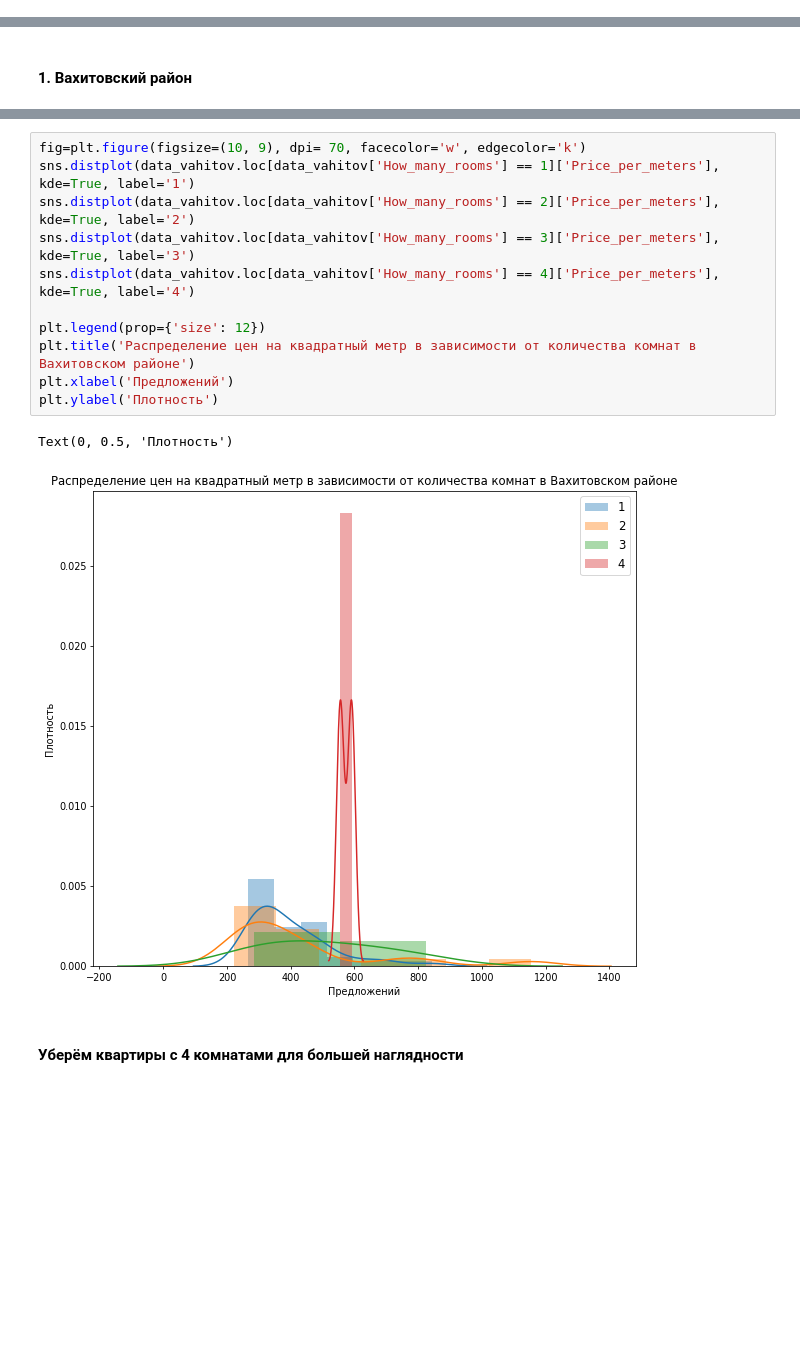
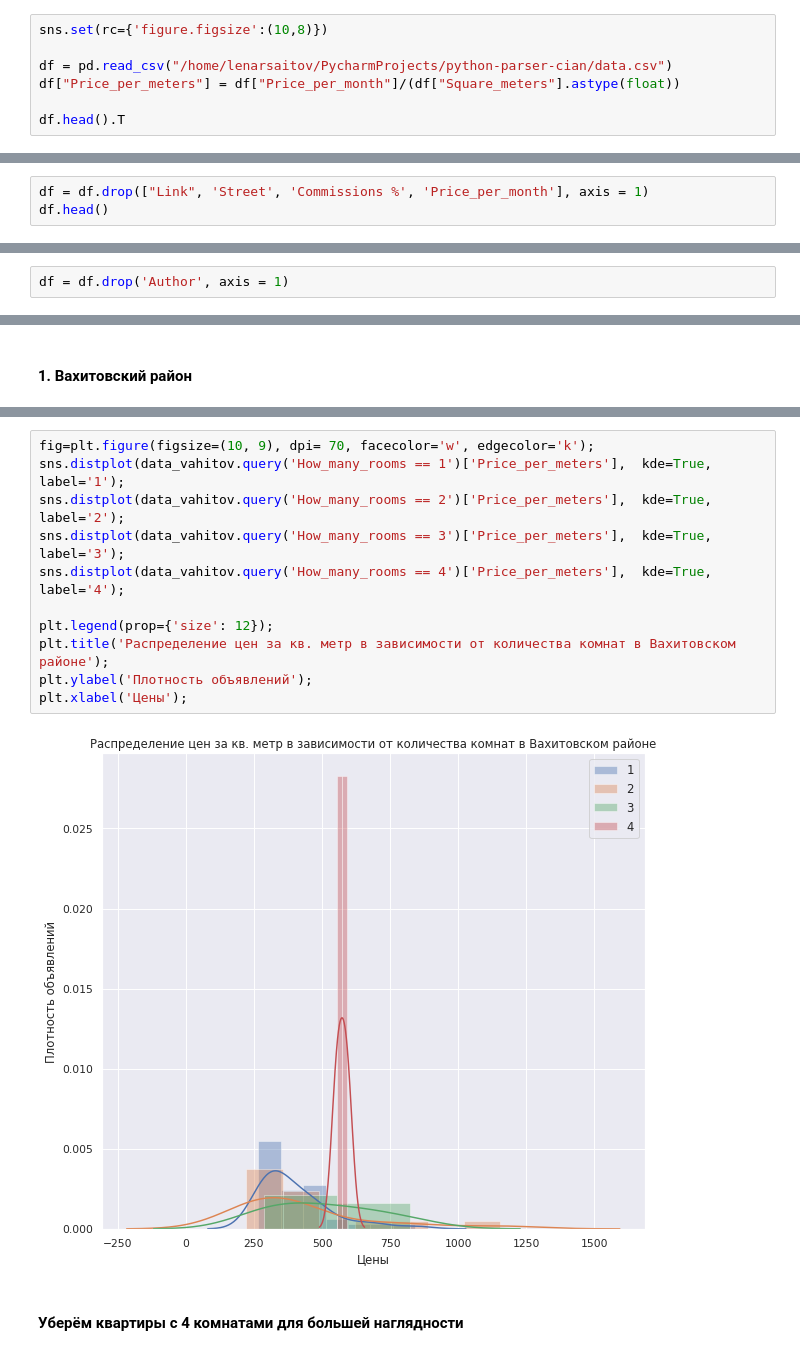
Before and after one commit to lenarsaitov/cianparser, a Jupyter notebook: research_results_data.ipynb, the cells around one changed output, grey strips where cells are left out. Saved outputs shown, nothing was run; the diff lists cells and outputs as text; blank space fills up the shorter version.

```diff
--- a/research_results_data.ipynb
+++ b/research_results_data.ipynb
@@ -164,0 +20,7 @@ Text(0, 0.5, 'Предложения')
+# %%
+sns.set(rc={'figure.figsize':(10,8)})
+
+df = pd.read_csv("/home/lenarsaitov/PycharmProjects/python-parser-cian/data.csv")
+df["Price_per_meters"] = df["Price_per_month"]/(df["Square_meters"].astype(float))
+
+df.head().T
@@ -164,0 +45,3 @@ Text(0, 0.5, 'Предложения')
+# %%
+df = df.drop(["Link", 'Street', 'Commissions %', 'Price_per_month'], axis = 1)
+df.head()
@@ -164,0 +123,2 @@ Text(0, 0.5, 'Предложения')
+# %%
+df = df.drop('Author', axis = 1)
@@ -201,19 +278,18 @@ data_vahitov.head()
 | 6 | Vahitovskij | 12 | 2 | 2 | 65 | 5 | -1 | ... |
 | 8 | Vahitovskij | 18 | 4 | 3 | 180 | 4 | 2014 | ... |
 # %%
-fig=plt.figure(figsize=(10, 9), dpi= 70, facecolor='w', edgecolor='k')
-sns.distplot(data_vahitov.loc[data_vahitov['How_many_rooms'] == 1]['Price_per_meters'],  kde=True, label='1')
-sns.distplot(data_vahitov.loc[data_vahitov['How_many_rooms'] == 2]['Price_per_meters'],  kde=True, label='2')
-sns.distplot(data_vahitov.loc[data_vahitov['How_many_rooms'] == 3]['Price_per_meters'],  kde=True, label='3')
-sns.distplot(data_vahitov.loc[data_vahitov['How_many_rooms'] == 4]['Price_per_meters'],  kde=True, label='4')
+fig=plt.figure(figsize=(10, 9), dpi= 70, facecolor='w', edgecolor='k');
+sns.distplot(data_vahitov.query('How_many_rooms == 1')['Price_per_meters'],  kde=True, label='1');
+sns.distplot(data_vahitov.query('How_many_rooms == 2')['Price_per_meters'],  kde=True, label='2');
+sns.distplot(data_vahitov.query('How_many_rooms == 3')['Price_per_meters'],  kde=True, label='3');
+sns.distplot(data_vahitov.query('How_many_rooms == 4')['Price_per_meters'],  kde=True, label='4');
 
-plt.legend(prop={'size': 12})
-plt.title('Распределение цен на квадратный метр в зависимости от количества комнат в Вахитовском районе')
-plt.xlabel('Предложений')
-plt.ylabel('Плотность')
+plt.legend(prop={'size': 12});
+plt.title('Распределение цен за кв. метр в зависимости от количества комнат в Вахитовском районе');
+plt.ylabel('Плотность объявлений');
+plt.xlabel('Цены');
 # %% [output]
-Text(0, 0.5, 'Плотность')
-[figure, old version]
+[figure, new version]
 # %% [markdown]
 #### Уберём квартиры с 4 комнатами для большей наглядности
 # %%
```
Also changed, not shown: parts of 98 cells of this notebook, 2 other files.
